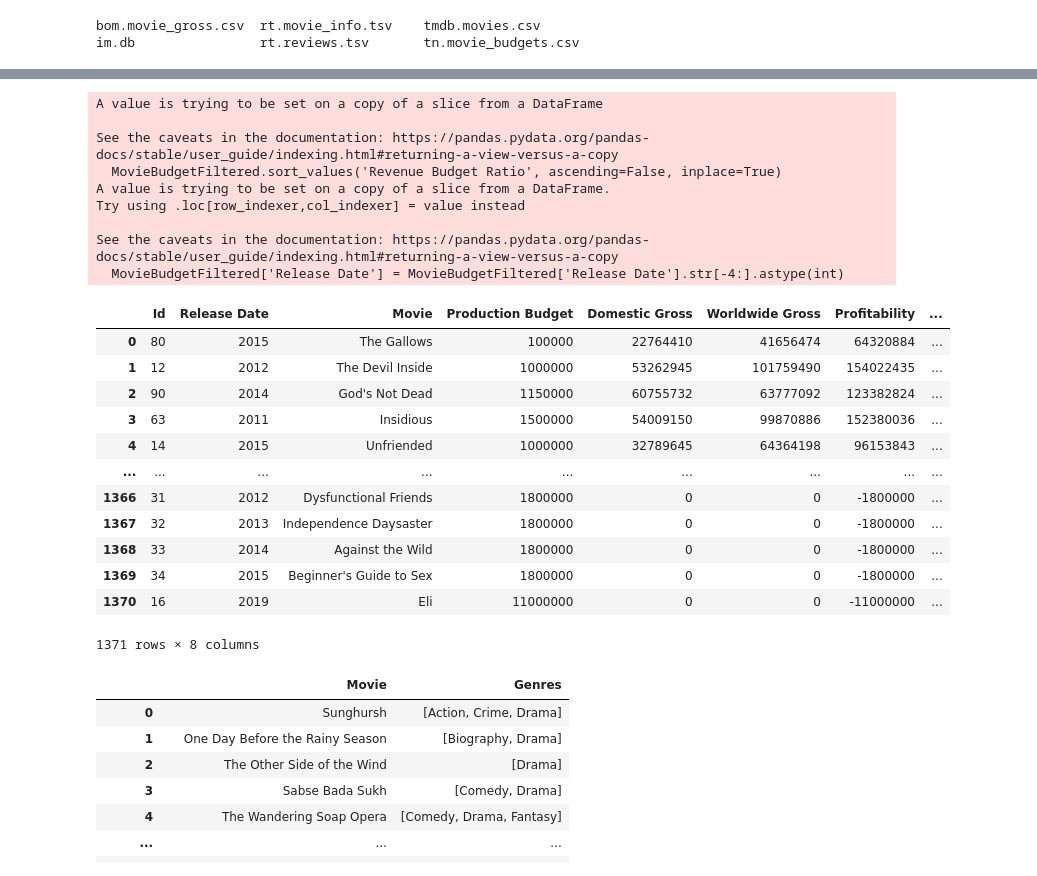
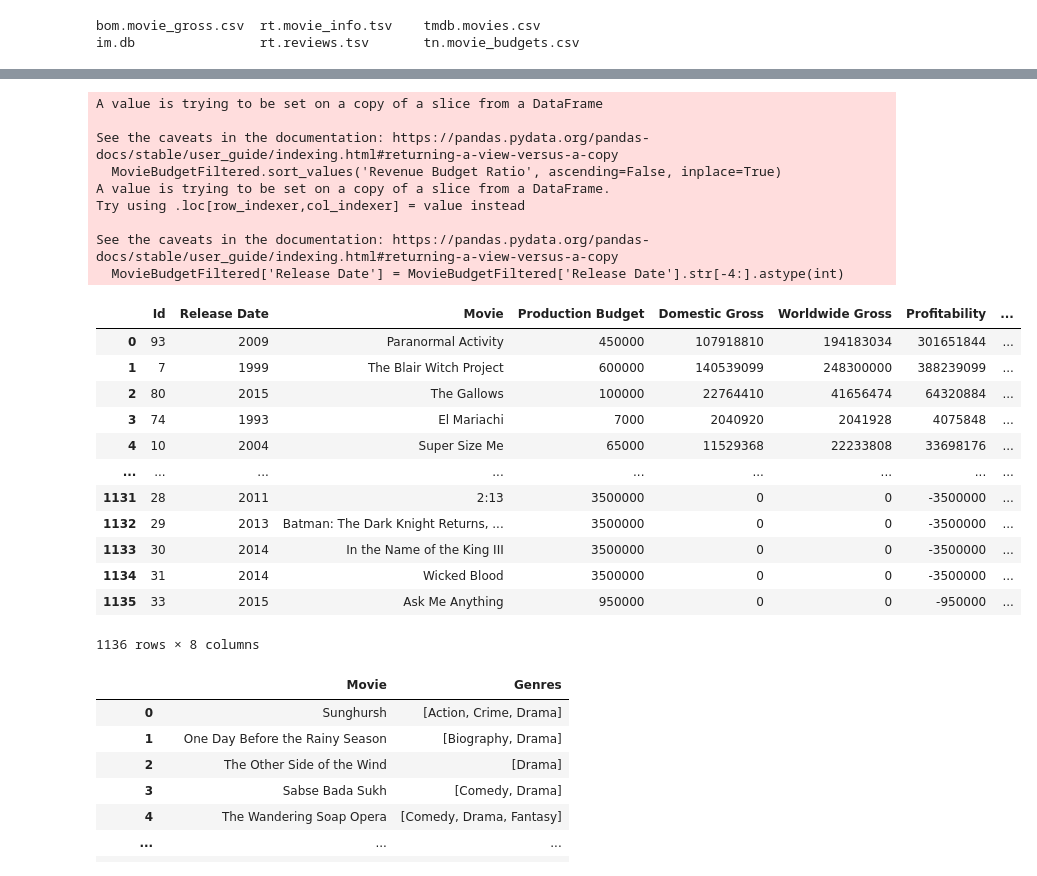
Before and after one commit to nickthetj/Cheap-Thrills-Good-Money, a Jupyter notebook: notebooks/EDA TN.MovieBudget - Nick.ipynb, the cells around one changed output, grey strips where cells are left out. Drawn from its saved outputs; the diff is of its cells as text; code cells hidden in the pictures.

```diff
--- a/notebooks/EDA TN.MovieBudget - Nick.ipynb
+++ b/notebooks/EDA TN.MovieBudget - Nick.ipynb
@@ -79,10 +58,13 @@ MovieBudget.head()
 # %%
 # filtered movies df by date and budget
 
-MovieBudgetFiltered = MovieBudget[(MovieBudget['Production Budget'] < 40000000) & (MovieBudget['Production Budget'] > 0)]
-# MovieBudgetFiltered = MovieBudget.copy()
+Movies_After_Date = 1990
+Budget_Max = 5000000
+Budget_Min = 0
+
+MovieBudgetFiltered = MovieBudget[(MovieBudget['Production Budget'] < Budget_Max) & (MovieBudget['Production Budget'] > Budget_Min)]
 MovieBudgetFiltered.sort_values('Revenue Budget Ratio', ascending=False, inplace=True)
 MovieBudgetFiltered.reset_index(drop=True, inplace=True)
 MovieBudgetFiltered[:50]
 MovieBudgetFiltered['Release Date'] = MovieBudgetFiltered['Release Date'].str[-4:].astype(int)
-MovieBudgetFiltered= MovieBudgetFiltered[(MovieBudgetFiltered['Release Date']>2010)].reset_index(drop=True)
+MovieBudgetFiltered= MovieBudgetFiltered[(MovieBudgetFiltered['Release Date']>Movies_After_Date)].reset_index(drop=True)
@@ -90,27 +72,27 @@
 MovieBudgetFiltered
 # %% [output]
 A value is trying to be set on a copy of a slice from a DataFrame
 
 See the caveats in the documentation: https://pandas.pydata.org/pandas-docs/stable/user_guide/indexing.html#returning-a-view-versus-a-copy
   MovieBudgetFiltered.sort_values('Revenue Budget Ratio', ascending=False, inplace=True)
 A value is trying to be set on a copy of a slice from a DataFrame.
 Try using .loc[row_indexer,col_indexer] = value instead
 
 See the caveats in the documentation: https://pandas.pydata.org/pandas-docs/stable/user_guide/indexing.html#returning-a-view-versus-a-copy
   MovieBudgetFiltered['Release Date'] = MovieBudgetFiltered['Release Date'].str[-4:].astype(int)
 |  | Id | Release Date | Movie | Production Budget | Domestic Gross | Worldwide Gross | Profitability | ... |
-| 0 | 80 | 2015 | The Gallows | 100000 | 22764410 | 41656474 | 64320884 | ... |
-| 1 | 12 | 2012 | The Devil Inside | 1000000 | 53262945 | 101759490 | 154022435 | ... |
-| 2 | 90 | 2014 | God's Not Dead | 1150000 | 60755732 | 63777092 | 123382824 | ... |
-| 3 | 63 | 2011 | Insidious | 1500000 | 54009150 | 99870886 | 152380036 | ... |
-| 4 | 14 | 2015 | Unfriended | 1000000 | 32789645 | 64364198 | 96153843 | ... |
+| 0 | 93 | 2009 | Paranormal Activity | 450000 | 107918810 | 194183034 | 301651844 | ... |
+| 1 | 7 | 1999 | The Blair Witch Project | 600000 | 140539099 | 248300000 | 388239099 | ... |
+| 2 | 80 | 2015 | The Gallows | 100000 | 22764410 | 41656474 | 64320884 | ... |
+| 3 | 74 | 1993 | El Mariachi | 7000 | 2040920 | 2041928 | 4075848 | ... |
+| 4 | 10 | 2004 | Super Size Me | 65000 | 11529368 | 22233808 | 33698176 | ... |
 | ... | ... | ... | ... | ... | ... | ... | ... | ... |
-| 1366 | 31 | 2012 | Dysfunctional Friends | 1800000 | 0 | 0 | -1800000 | ... |
-| 1367 | 32 | 2013 | Independence Daysaster | 1800000 | 0 | 0 | -1800000 | ... |
-| 1368 | 33 | 2014 | Against the Wild | 1800000 | 0 | 0 | -1800000 | ... |
-| 1369 | 34 | 2015 | Beginner's Guide to Sex | 1800000 | 0 | 0 | -1800000 | ... |
-| 1370 | 16 | 2019 | Eli | 11000000 | 0 | 0 | -11000000 | ... |
+| 1131 | 28 | 2011 | 2:13 | 3500000 | 0 | 0 | -3500000 | ... |
+| 1132 | 29 | 2013 | Batman: The Dark Knight Returns, ... | 3500000 | 0 | 0 | -3500000 | ... |
+| 1133 | 30 | 2014 | In the Name of the King III | 3500000 | 0 | 0 | -3500000 | ... |
+| 1134 | 31 | 2014 | Wicked Blood | 3500000 | 0 | 0 | -3500000 | ... |
+| 1135 | 33 | 2015 | Ask Me Anything | 950000 | 0 | 0 | -950000 | ... |
-1371 rows × 8 columns
+1136 rows × 8 columns
 # %%
 # Connecting to Movie Basics Table where genres reside
 
```
Also changed, not shown: parts of 15 cells of this notebook, 1 other file.
